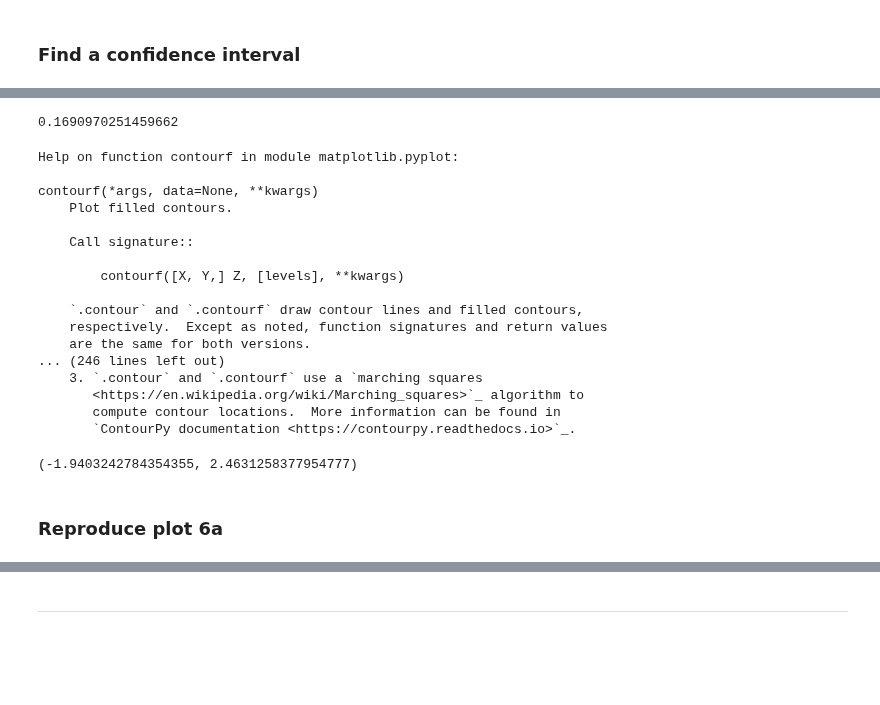
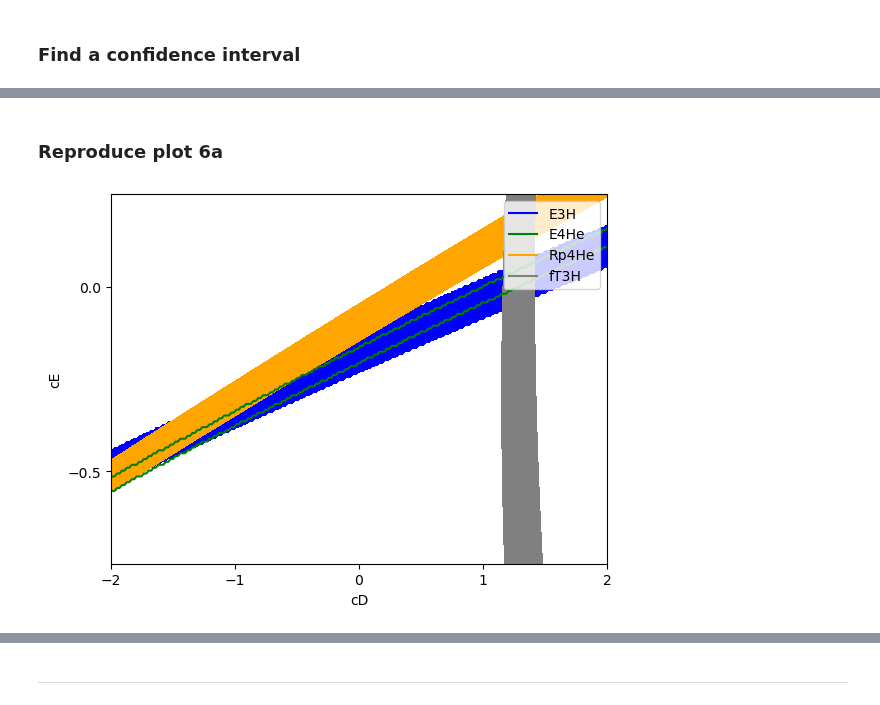
Before and after one commit to stach/lfd-project, a Jupyter notebook: Project1/project1.ipynb, the cells around one changed output, grey strips where cells are left out. Cells and saved outputs as stored; diff of their text form; code cells hidden in the pictures; blank space fills up the shorter version.

```diff
--- a/Project1/project1.ipynb
+++ b/Project1/project1.ipynb
@@ -135,31 +102,42 @@ plt.show()
-# %%
-np.max(E3H_posterior)
-# %% [output]
-0.1690970251459662
-# %%
-help(plt.contourf)
-# %% [output]
-Help on function contourf in module matplotlib.pyplot:
-
-contourf(*args, data=None, **kwargs)
-    Plot filled contours.
-
-    Call signature::
-
-        contourf([X, Y,] Z, [levels], **kwargs)
-
-    `.contour` and `.contourf` draw contour lines and filled contours,
-    respectively.  Except as noted, function signatures and return values
-    are the same for both versions.
-... (246 lines left out)
-    3. `.contour` and `.contourf` use a `marching squares
-       <https://en.wikipedia.org/wiki/Marching_squares>`_ algorithm to
-       compute contour locations.  More information can be found in
-       `ContourPy documentation <https://contourpy.readthedocs.io>`_.
-# %%
-i_low, i_high
-# %% [output]
-(-1.9403242784354355, 2.4631258377954777)
+# %%
+def credibility_interval(data, threshold=0.39):
+    credibility_interval_width=threshold/2
+    lb = np.percentile(data, 100 - 100 * credibility_interval_width)
+    up = np.percentile(data, 50 + 100 * credibility_interval_width*2)
+    return [up, np.max(data)]
 # %% [markdown]
 ### Reproduce plot 6a
+# %%
+ # 6a)
+
+# E4He_eval: blue
+# E3H_eval: green
+# Rp4He_eval: orange
+# fT3H_eval: grey
+
+plt.contourf(cD_eval, cE_eval, pE3H_noefterr, levels=credibility_interval(pE3H_noefterr, 0.45), colors="blue")
+plt.contour(cD_eval, cE_eval, pE4He_noefterr, levels=credibility_interval(pE4He_noefterr, 0.45), colors="green")
+plt.contourf(cD_eval, cE_eval, pRp4He_noefterr, levels=credibility_interval(pRp4He_noefterr, 0.45), colors="orange")
+plt.contourf(cD_eval, cE_eval, pfT3H_noefterr, levels=credibility_interval(pfT3H_noefterr, 0.45), colors="grey")
+
+legend_labels = [
+    mlines.Line2D([], [], color='blue', label='E3H'),
+    mlines.Line2D([], [], color='green', label='E4He'),
+    mlines.Line2D([], [], color='orange', label='Rp4He'),
+    mlines.Line2D([], [], color='grey', label='fT3H')
+]
+plt.legend(handles=legend_labels)
+
+plt.xlim([-2,2])
+plt.xticks([-2, -1, 0, 1, 2])
+plt.xlabel('cD')
+
+plt.ylim([-0.75, 0.25])
+plt.yticks([-0.5, 0])
+plt.ylabel('cE')
+
+# Show the plot
+plt.show()
+# %% [output]
+[figure, added]
 # %%
```
Also changed, not shown: parts of 10 cells of this notebook.
